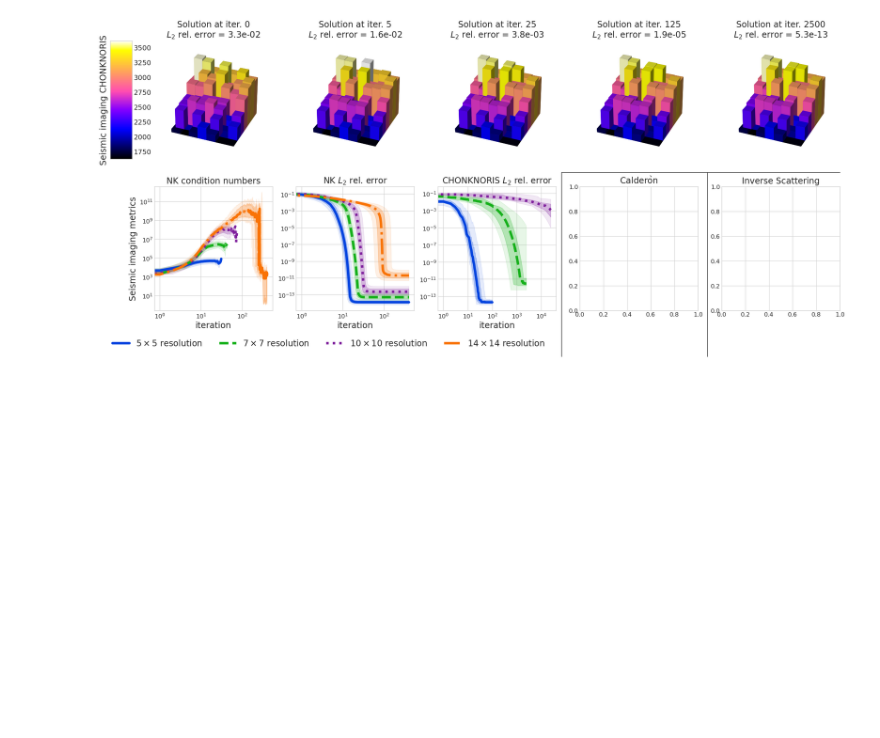
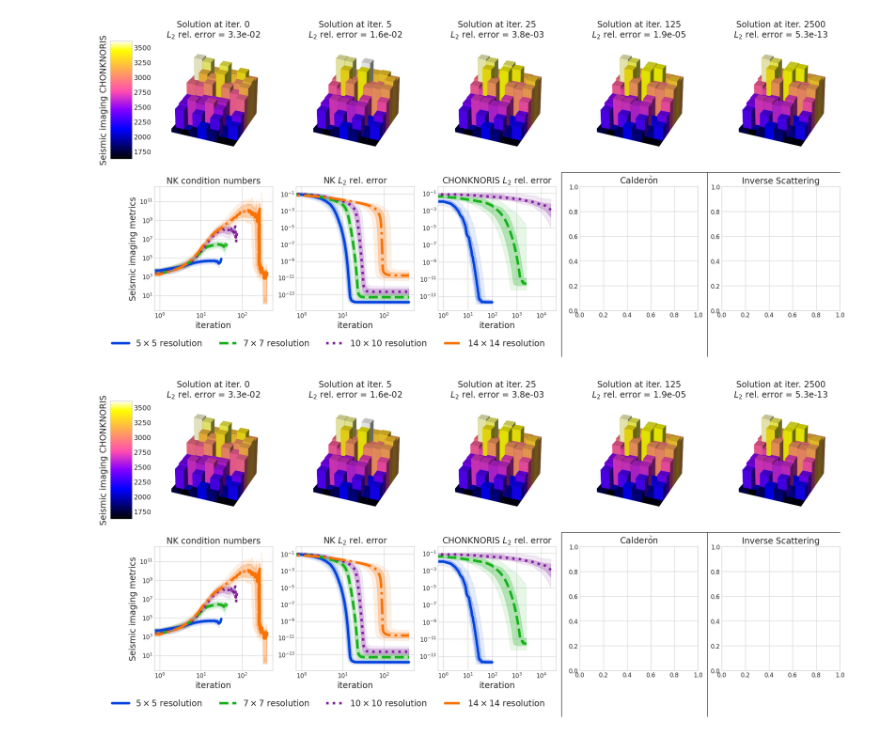
Before and after one commit to ArasBacho/CHONKNORIS, a Jupyter notebook: paper_plots/inverse_problems/inverse_problems.ipynb, the cells around one changed output. Saved outputs shown, nothing was run; the diff lists cells and outputs as text; code cells hidden in the pictures; blank space fills up the shorter version.

Commit message:
forward and inverse problems

```diff
--- a/paper_plots/inverse_problems/inverse_problems.ipynb
+++ b/paper_plots/inverse_problems/inverse_problems.ipynb
@@ -13,7 +13,7 @@ assert os.path.isfile(ROOT+"/inverse_problems.ipynb")
 from matplotlib import pyplot,colors,cm,cycler
 import pandas as pd
 pyplot.style.use('seaborn-v0_8-whitegrid')
-COLORS = ["xkcd:"+color[:-1] for color in pd.read_csv(ROOT+"/../../xkcd_colors.txt",comment="#",header=None).iloc[:,0].tolist()][::-1]
+COLORS = ["xkcd:"+color[:-1] for color in pd.read_csv(ROOT+"/../../chonknoris/xkcd_colors.txt",comment="#",header=None).iloc[:,0].tolist()][::-1]
 pyplot.rcParams['axes.prop_cycle'] = cycler(color=COLORS)
 import matplotlib
 matplotlib.rcParams['xtick.labelsize'] = 12
@@ -109,3 +109,70 @@ fig.add_artist(pyplot.Line2D((7.5/10,7.5/10),(-1/50,.5),linewidth=1,color="k"))
 fig.savefig("out/inverse_problems_complete.png",bbox_inches="tight",dpi=256,transparent=True)
 # %% [output]
 [figure]
+# %%
+ncols = 5
+nrows = 2
+fig = pyplot.figure(figsize=(5*ncols,5*nrows))
+ax = np.array([[fig.add_subplot(nrows,ncols,i*ncols+j+1,projection=None if i==1 else "3d") for j in range(ncols)] for i in range(nrows)]).reshape((nrows,ncols))
+# SEISMIC QUANTILES
+for j,name in enumerate(ds_si_ref["dskeys_ref"]):
+    for l,tag in enumerate(ds_si_ref["metrics"]):
+        qll,ql,qm,qh,qhh = ds_si_ref[name][tag]
+        ax[1,l].plot(qm,color=COLORS[j],linewidth=lwthick,linestyle=linestyles[j],label=name)
+        ax[1,l].fill_between(torch.arange(ql.size(0)),ql,qh,color=COLORS[j],alpha=alpha)
+        ax[1,l].fill_between(torch.arange(qll.size(0)),qll,qhh,color=COLORS[j],alpha=alpha2)
+for j,name in enumerate(ds_si_chonknoris["dskeys"]):
+    qll,ql,qm,qh,qhh = ds_si_chonknoris[name]["l2rerrors"]
+    ax[1,2].plot(qm,color=COLORS[j],linewidth=lwthick,linestyle=linestyles[j])
+    ax[1,2].fill_between(torch.arange(ql.size(0)),ql,qh,color=COLORS[j],alpha=alpha)
+    ax[1,2].fill_between(torch.arange(qll.size(0)),qll,qhh,color=COLORS[j],alpha=alpha2)
+for i in range(3):
+    ax[1,i].set_yscale("log",base=10)
+    ax[1,i].set_xscale("log",base=10)
+    ax[1,i].set_xlabel("iteration",fontsize="xx-large")
+ax[1,0].set_title("NK condition numbers",fontsize="xx-large")
+ax[1,1].set_title(r"NK $L_2$ rel. error",fontsize="xx-large")
+ax[1,2].set_title(r"CHONKNORIS $L_2$ rel. error",fontsize="xx-large")
+handles,labels = ax[1,0].get_legend_handles_labels()
+fig.legend(handles[:5],labels[:5],bbox_to_anchor=(.575,.05),ncol=4,fontsize="xx-large")
+ax[1,0].set_ylabel("Seismic imaging metrics",fontsize="xx-large")
+# CONVERGENCE PLOT
+iters = [0,5,25,125,2500]
+v = vs_chonknoris[iters]
+v_l2rerrors = vs_l2rerrors[iters]
+vmin,vmax = v.min(),v.max()
+vnorm = pyplot.Normalize(vmin=vmin,vmax=vmax)
+nrows = 2
+ncols = len(iters)
+i1mesh,i0mesh = torch.meshgrid(torch.arange(v[0].shape[-1]),torch.arange(v[0].shape[-1]),indexing="ij")
+bar3dops = {"zsort":"min","shade":True}
+for i in range(ncols):
+    ax[0,i].bar3d(i0mesh.flatten(),i1mesh.flatten(),vmin,1,1,v[i].flatten()-vmin,color=cmap(vnorm(v[i].flatten())),**bar3dops)
+    ax[0,i].set_title("Solution at iter. %d\n$L_2$ rel. error = %.1e"%(iters[i],v_l2rerrors[i]),fontsize="xx-large")
+for i in range(ncols):
+    ax[0,i].set_zlim(vmin,vmax)
+    ax[0,i].view_init(None,(-45-90)/2)
+    ax[0,i].set_axis_off()
+    ax[0,i].grid(False)
+    ax[0,i].xaxis.set_pane_color((1.0, 1.0, 1.0, 0.0))
+    ax[0,i].yaxis.set_pane_color((1.0, 1.0, 1.0, 0.0))
+    ax[0,i].zaxis.set_pane_color((1.0, 1.0, 1.0, 0.0))
+    ax[0,i].xaxis._axinfo["grid"]['color'] =  (1,1,1,0)
+    ax[0,i].yaxis._axinfo["grid"]['color'] =  (1,1,1,0)
+    ax[0,i].zaxis._axinfo["grid"]['color'] =  (1,1,1,0)
+cax_v = fig.add_axes([ax[0,0].get_position().x0-.05,ax[0,0].get_position().y0,0.025,ax[0,0].get_position().y1-ax[0,0].get_position().y0])
+cbar_v = fig.colorbar(cm.ScalarMappable(norm=vnorm,cmap=cmap),cax_v,location="left")
+cbar_v.ax.yaxis.set_ticks_position('right')
+cbar_v.ax.tick_params(labelsize=14)
+cbar_v.set_label("Seismic imaging CHONKNORIS",fontsize="xx-large")
+# CALDERON
+ax[1,3].set_title(r"$\mathrm{Calder\`{o}n}$",fontsize="xx-large")
+ax[1,4].set_title("Inverse Scattering",fontsize="xx-large")
+# META
+# fig.tight_layout()
+fig.add_artist(pyplot.Line2D((5.85/10,9/10),(1/2,1/2),linewidth=1,color="k"))
+fig.add_artist(pyplot.Line2D((5.85/10,5.85/10),(-1/50,.5),linewidth=1,color="k"))
+fig.add_artist(pyplot.Line2D((7.5/10,7.5/10),(-1/50,.5),linewidth=1,color="k"))
+fig.savefig("out/inverse_problems_complete.png",bbox_inches="tight",dpi=256,transparent=True)
+# %% [output]
+[figure, added]
```
Also changed, not shown: parts of 1 cell of this notebook, 1 other file.
